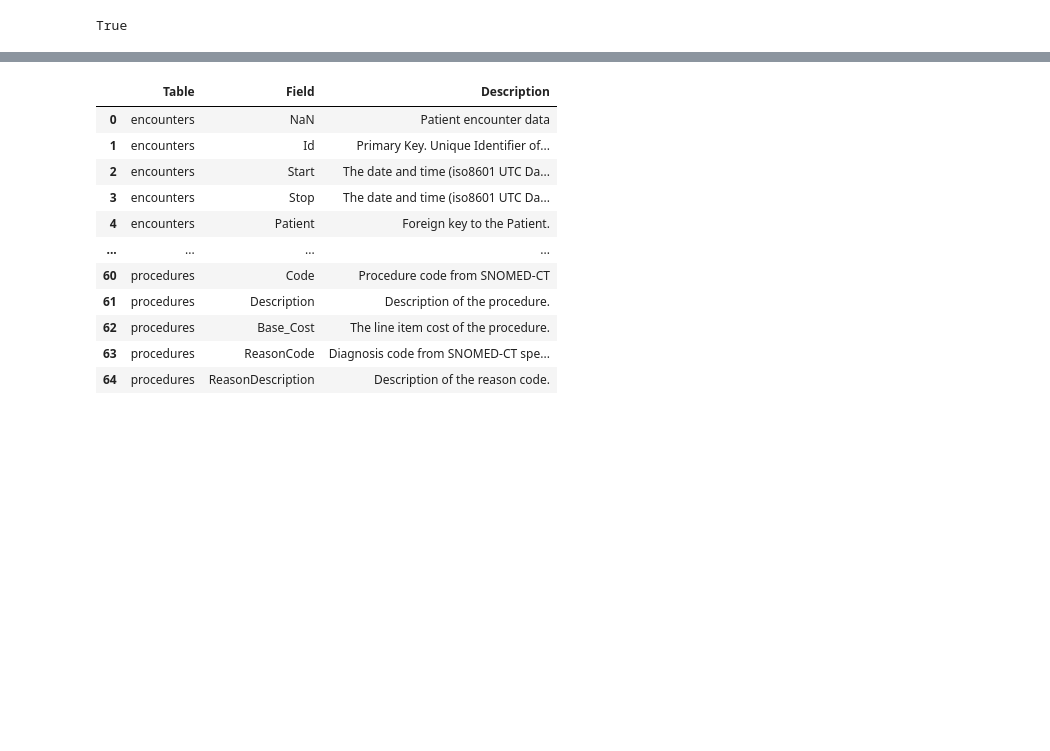
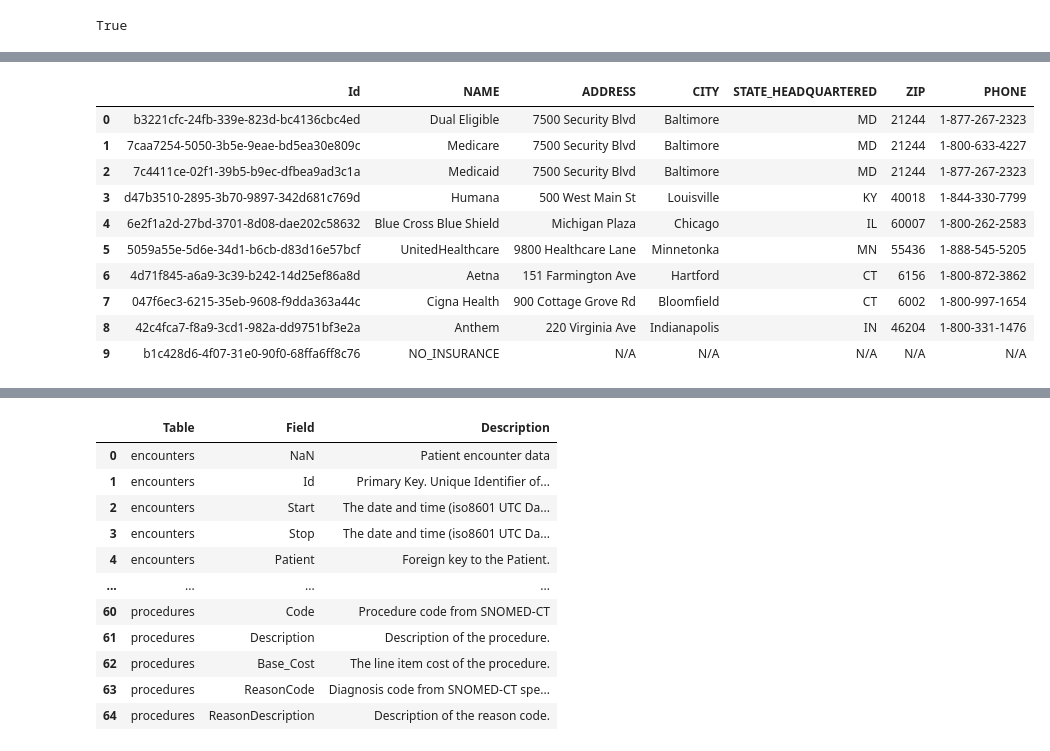
Before and after one commit to lesith/hospitalDataVizProject, a Jupyter notebook: hospitalDataRAG.ipynb, the cells around one changed output, grey strips where cells are left out. Drawn from its saved outputs; the diff is of its cells as text; code cells hidden in the pictures; blank space fills up the shorter version.

Commit message:
added basec RAG for hospital data

```diff
--- a/hospitalDataRAG.ipynb
+++ b/hospitalDataRAG.ipynb
@@ -22,22 +22,26 @@ if "GOOGLE_API_KEY" not in os.environ:
 # %%
 logging.basicConfig(level=logging.INFO, format='%(asctime)s - %(levelname)s - %(message)s')
 # %%
-MERGED_DATA_PATH = os.getenv("MERGED_DATA_PATH", "merged_hospital_data.csv")
+DATA_PATH = os.getenv("DATA_PATH", "hospital_data/data_tables")
 CHROMA_PATH = os.getenv("CHROMA_PATH", "chroma_db")
-DATA_DICTIONARY_PATH = os.getenv("DATA_DICTIONARY_PATH", "data/dictionary/data_dictionary.csv")
+DATA_DICTIONARY_PATH = os.getenv("DATA_DICTIONARY_PATH", "hospital_data/dictionary/data_dictionary.csv")
 # %%
-# Load the merged CSV file into a DataFrame with validation and logging
-def load_merged_document():
-    try:
-        df = pd.read_csv(MERGED_DATA_PATH, dtype={'ZIP': str})  # Ensure ZIP codes are loaded as strings
-        # Handle missing values by filling appropriately based on dtype
-        for column in df.columns:
-            if df[column].dtype == 'float64' or df[column].dtype == 'int64':
-                df[column] = df[column].fillna(0)  # Fill numeric columns with 0 or another default value
-            else:
-                df[column] = df[column].fillna("N/A")  # Fill non-numeric columns with "N/A"
-        logging.info(f"Loaded merged CSV successfully with {len(df)} rows.")
-        return df
-    except Exception as e:
-        logging.error(f"Error loading merged CSV: {e}")
-        return None
+# Load CSV files into DataFrames with validation and logging
+def load_csv_documents():
+    csv_files = [f for f in os.listdir(DATA_PATH) if f.endswith('.csv')]
+    dataframes = []
+    for file in csv_files:
+        file_path = os.path.join(DATA_PATH, file)
+        try:
+            df = pd.read_csv(file_path, dtype={'ZIP': str})  # Ensure ZIP codes are loaded as strings
+            # Handle missing values by filling appropriately based on dtype
+            for column in df.columns:
+                if df[column].dtype == 'float64' or df[column].dtype == 'int64':
+                    df[column] = df[column].fillna(0)  # Fill numeric columns with 0 or another default value
+                else:
+                    df[column] = df[column].fillna("N/A")  # Fill non-numeric columns with "N/A"
+            dataframes.append(df)
+            logging.info(f"Loaded {file} successfully with {len(df)} rows.")
+        except Exception as e:
+            logging.error(f"Error loading {file}: {e}")
+    return dataframes
@@ -57,0 +48,2 @@ merged_data_df.head()
+# %%
+dataframes = load_csv_documents()
@@ -58,3 +56,17 @@ merged_data_df.head()
+# %%
+dataframes[0]
+# %% [output]
+|  | Id | NAME | ADDRESS | CITY | STATE_HEADQUARTERED | ZIP | PHONE |
+| 0 | b3221cfc-24fb-339e-823d-bc4136cbc4ed | Dual Eligible | 7500 Security Blvd | Baltimore | MD | 21244 | 1-877-267-2323 |
+| 1 | 7caa7254-5050-3b5e-9eae-bd5ea30e809c | Medicare | 7500 Security Blvd | Baltimore | MD | 21244 | 1-800-633-4227 |
+| 2 | 7c4411ce-02f1-39b5-b9ec-dfbea9ad3c1a | Medicaid | 7500 Security Blvd | Baltimore | MD | 21244 | 1-877-267-2323 |
+| 3 | d47b3510-2895-3b70-9897-342d681c769d | Humana | 500 West Main St | Louisville | KY | 40018 | 1-844-330-7799 |
+| 4 | 6e2f1a2d-27bd-3701-8d08-dae202c58632 | Blue Cross Blue Shield | Michigan Plaza | Chicago | IL | 60007 | 1-800-262-2583 |
+| 5 | 5059a55e-5d6e-34d1-b6cb-d83d16e57bcf | UnitedHealthcare | 9800 Healthcare Lane | Minnetonka | MN | 55436 | 1-888-545-5205 |
+| 6 | 4d71f845-a6a9-3c39-b242-14d25ef86a8d | Aetna | 151 Farmington Ave | Hartford | CT | 6156 | 1-800-872-3862 |
+| 7 | 047f6ec3-6215-35eb-9608-f9dda363a44c | Cigna Health | 900 Cottage Grove Rd | Bloomfield | CT | 6002 | 1-800-997-1654 |
+| 8 | 42c4fca7-f8a9-3cd1-982a-dd9751bf3e2a | Anthem | 220 Virginia Ave | Indianapolis | IN | 46204 | 1-800-331-1476 |
+| 9 | b1c428d6-4f07-31e0-90f0-68ffa6ff8c76 | NO_INSURANCE | N/A | N/A | N/A | N/A | N/A |
 # %%
 # Load Data Dictionary
 def load_data_dictionary():
```
Also changed, not shown: parts of 15 cells of this notebook, 10 other files.
